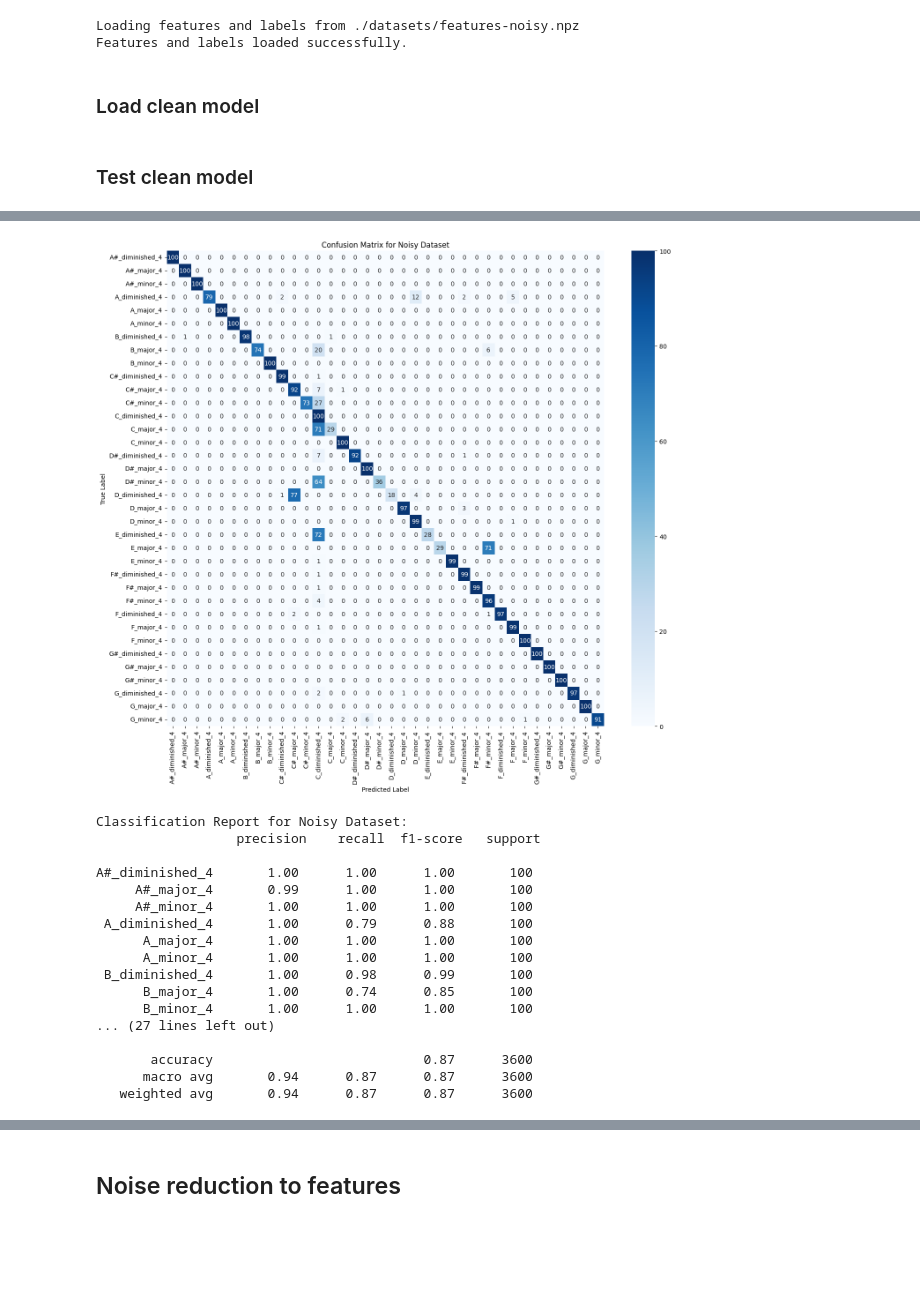
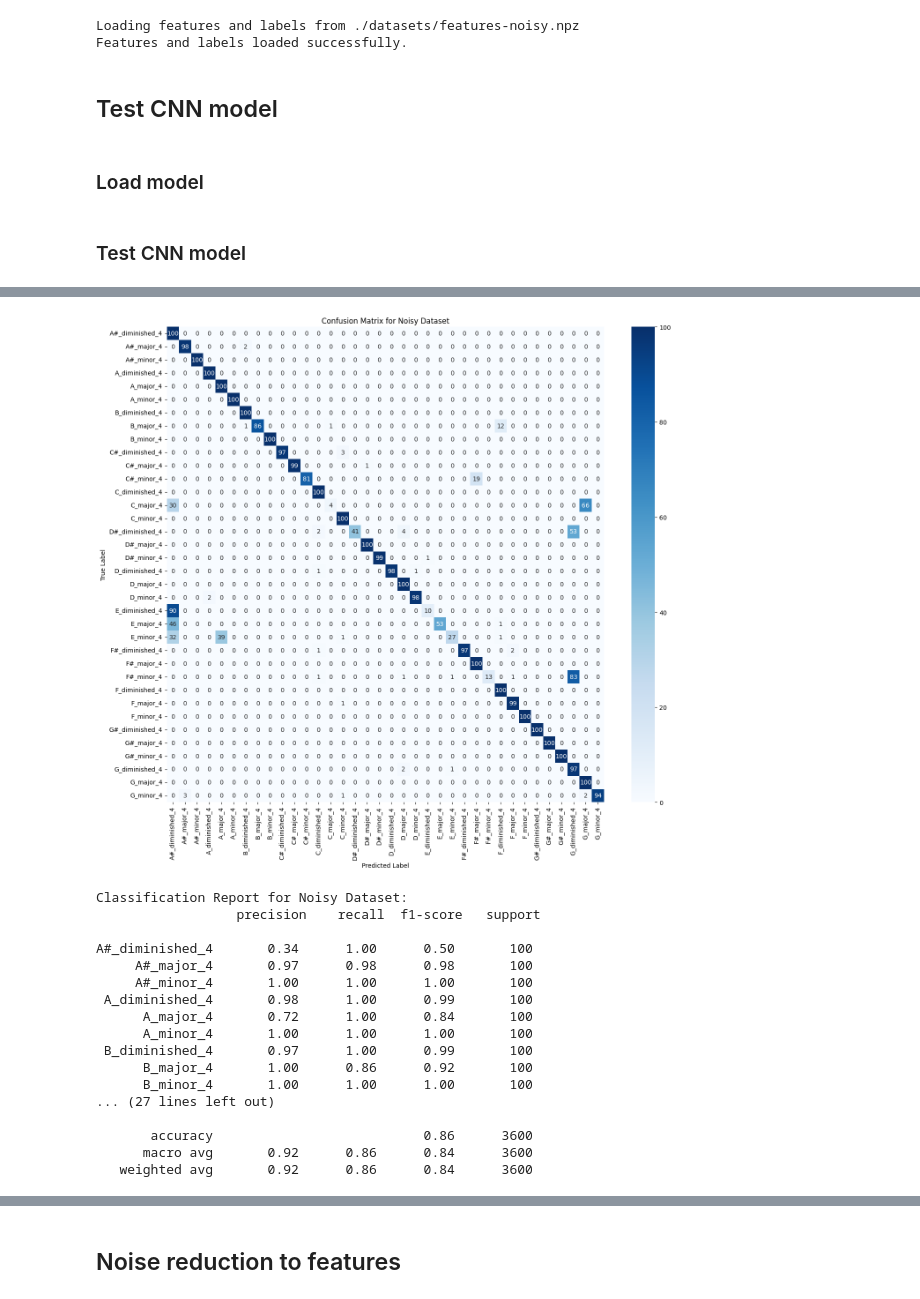
Before and after one commit to sglkc/chord-detector, a Jupyter notebook: training/Thesis_Notebook.ipynb, the cells around one changed output, grey strips where cells are left out. Drawn from its saved outputs; the diff is of its cells as text; code cells hidden in the pictures; blank space fills up the shorter version.

```diff
--- a/training/Thesis_Notebook.ipynb
+++ b/training/Thesis_Notebook.ipynb
@@ -114,8 +123,8 @@ import numpy as np
 import os # Import os for path manipulation
 import librosa # Keep librosa import for potential future use or if file doesn't exist
 
-features = []
-labels = []
+noisy_features = []
+noisy_labels = []
 
 warnings.filterwarnings("ignore", category=UserWarning)
 warnings.filterwarnings("ignore", category=FutureWarning)
@@ -161,12 +170,10 @@ def extract_cqt_features(audio_path, fmin, n_bins, max_cqt_pad_len):
 if os.path.exists(save_path):
     print(f"Loading features and labels from {save_path}")
     data = np.load(save_path)
-    features = np.array([preprocess(f) for f in data['features']])
-    labels = data['labels']
+    noisy_features = np.array([preprocess(f) for f in data['features']])
+    noisy_labels = data['labels']
     print("Features and labels loaded successfully.")
 else:
-    features = []
-    labels = []
     dataset_path = dataset_dir_noisy
 
     for class_name in tqdm(os.listdir(dataset_path), desc="Processing classes"):
@@ -177,17 +184,17 @@ else:
                 if os.path.isfile(audio_path):
                     cqt_features = extract_cqt_features(audio_path, fmin, n_bins, max_cqt_pad_len)
                     if cqt_features is not None:
-                        features.append(cqt_features)
-                        labels.append(class_name)
+                        noisy_features.append(cqt_features)
+                        noisy_labels.append(class_name)
 
-    features = np.array(features)
-    labels = np.array(labels)
+    noisy_features = np.array(noisy_features)
+    noisy_labels = np.array(noisy_labels)
 
-    print(f"Shape of CQT features: {features.shape}")
-    print(f"Shape of CQT labels: {labels.shape}")
+    print(f"Shape of CQT features: {noisy_features.shape}")
+    print(f"Shape of CQT labels: {noisy_labels.shape}")
 
     # Save the features and labels
-    np.savez(save_path, features=features, labels=labels)
+    np.savez(save_path, features=noisy_features, labels=noisy_labels)
 
     print(f"Features and labels saved to {save_path}")
 # %% [output]
@@ -1310,15 +1374,17 @@ else:
 # %% [output]
 Loading features and labels from ./datasets/features-noisy.npz
 Features and labels loaded successfully.
+# %% [markdown]
+## Test CNN model
 # %% [markdown]
-### Load clean model
+### Load model
 # %%
 import tensorflow as tf
 
 clean_model_path = cnn_model_path_clean
 clean_loaded_model = tf.keras.models.load_model(clean_model_path + '.h5')
 # %% [markdown]
-### Test clean model
+### Test CNN model
 # %%
 from sklearn.metrics import confusion_matrix, classification_report
 import seaborn as sns
@@ -1333,7 +1399,7 @@ noisy_label_encoder.fit(noisy_labels)
 num_classes = len(noisy_label_encoder.classes_)
 
 # Encode noisy labels using the clean label encoder
-noisy_encoded_labels = label_encoder.transform(noisy_labels)
+noisy_encoded_labels = noisy_label_encoder.transform(noisy_labels)
 noisy_categorical_labels = to_categorical(noisy_encoded_labels, num_classes=num_classes)
 
 # Reshape noisy_features to add a channel dimension
@@ -1345,7 +1411,7 @@ predicted_noisy_classes = np.argmax(noisy_predictions, axis=1)
 actual_noisy_classes = np.argmax(noisy_categorical_labels, axis=1)
 
 # Get class labels from the label encoder
-class_labels = label_encoder.classes_
+class_labels = noisy_label_encoder.classes_
 
 # Compute the confusion matrix
 cm_noisy = confusion_matrix(actual_noisy_classes, predicted_noisy_classes)
@@ -1366,18 +1432,18 @@ print("\nClassification Report for Noisy Dataset:\n", report_noisy)
-[figure, old version]
+[figure, new version]
 Classification Report for Noisy Dataset:
                   precision    recall  f1-score   support
 
-A#_diminished_4       1.00      1.00      1.00       100
-     A#_major_4       0.99      1.00      1.00       100
+A#_diminished_4       0.34      1.00      0.50       100
+     A#_major_4       0.97      0.98      0.98       100
      A#_minor_4       1.00      1.00      1.00       100
- A_diminished_4       1.00      0.79      0.88       100
-      A_major_4       1.00      1.00      1.00       100
+ A_diminished_4       0.98      1.00      0.99       100
+      A_major_4       0.72      1.00      0.84       100
       A_minor_4       1.00      1.00      1.00       100
- B_diminished_4       1.00      0.98      0.99       100
-      B_major_4       1.00      0.74      0.85       100
+ B_diminished_4       0.97      1.00      0.99       100
+      B_major_4       1.00      0.86      0.92       100
       B_minor_4       1.00      1.00      1.00       100
 ... (27 lines left out)
 
-       accuracy                           0.87      3600
-      macro avg       0.94      0.87      0.87      3600
-   weighted avg       0.94      0.87      0.87      3600
+       accuracy                           0.86      3600
+      macro avg       0.92      0.86      0.84      3600
+   weighted avg       0.92      0.86      0.84      3600
```
Also changed, not shown: parts of 32 cells of this notebook.
